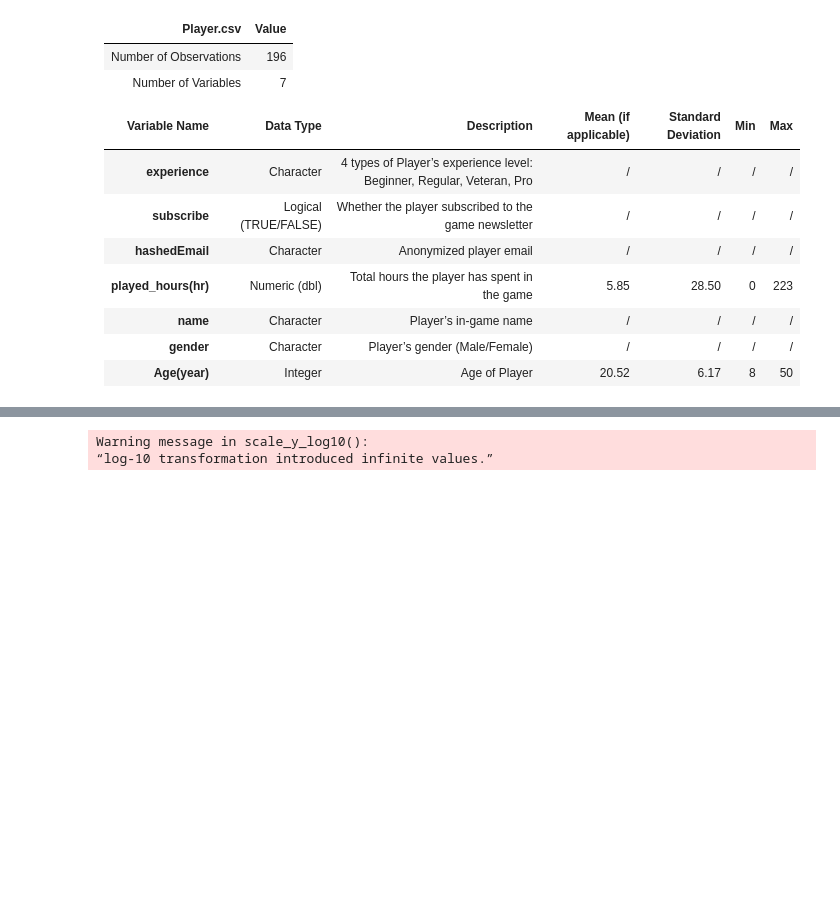
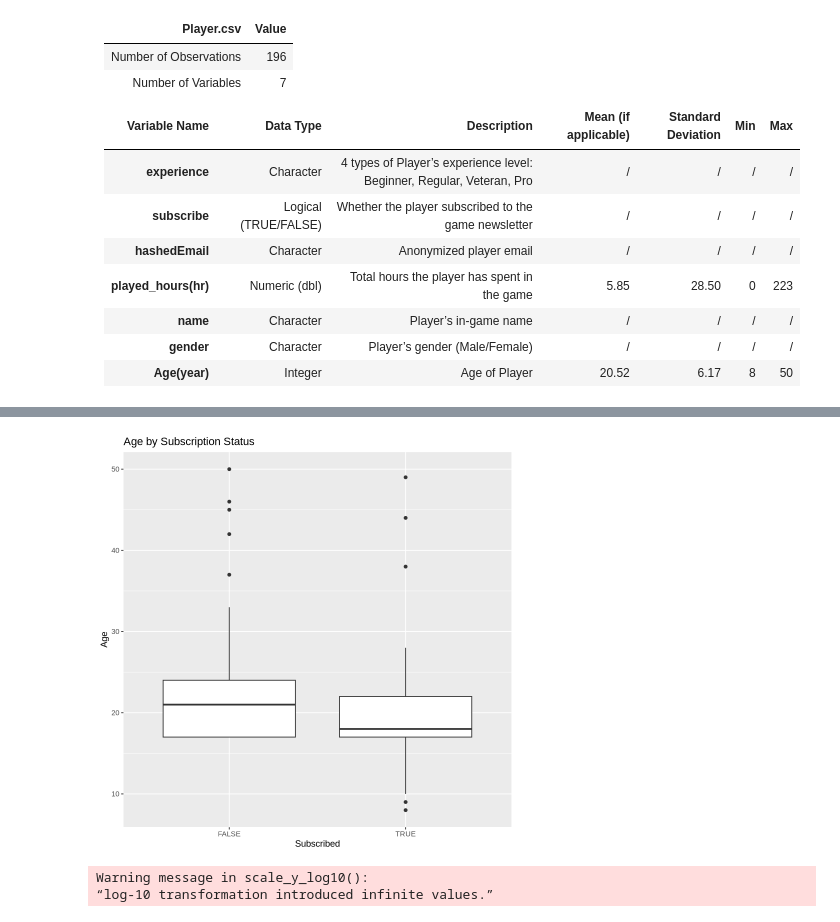
Before and after one commit to kbeletsky/dsci_100_project, a Jupyter notebook: Group project.ipynb, the cells around one changed output, grey strips where cells are left out. Cells and saved outputs as stored; diff of their text form; code cells hidden in the pictures; blank space fills up the shorter version.

```diff
--- a/Group project.ipynb
+++ b/Group project.ipynb
@@ -154,3 +202,13 @@ players |>
+# %%
+Box_plot_age <- ggplot(players, aes(x = subscribe, y = Age)) +
+  geom_boxplot() +
+  labs(y = "Age",
+       x = "Subscribed",
+       title = "Age by Subscription Status")
+
+Box_plot_age
+# %% [output]
+[figure, added]
 # %%
 #age vs played_hours
 distribution<-ggplot(players,
```
Also changed, not shown: parts of 4 cells of this notebook.
